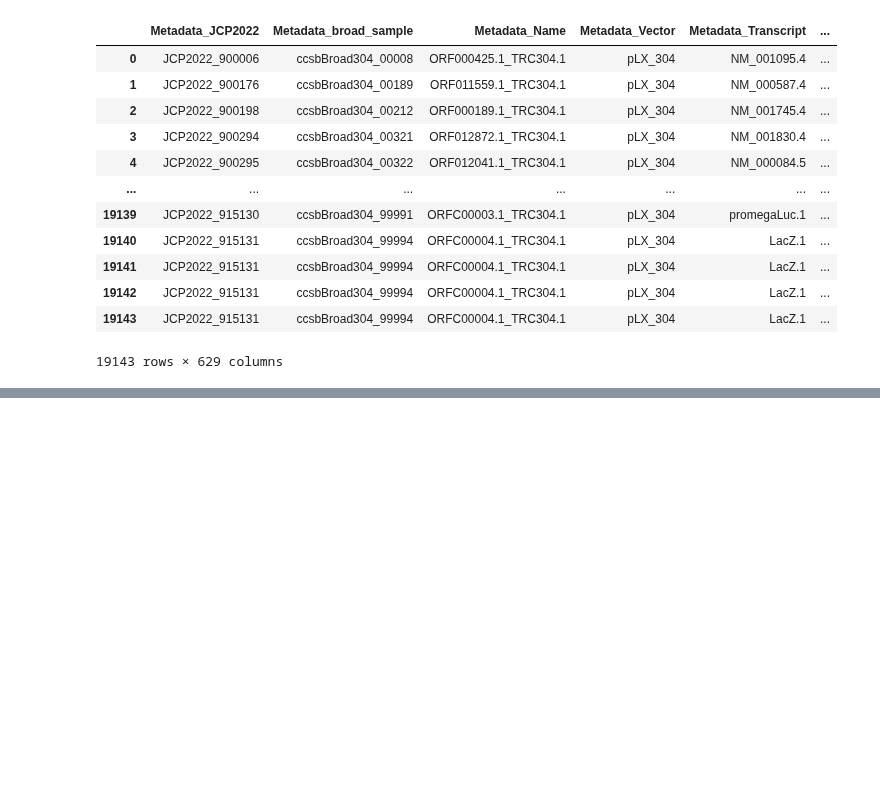
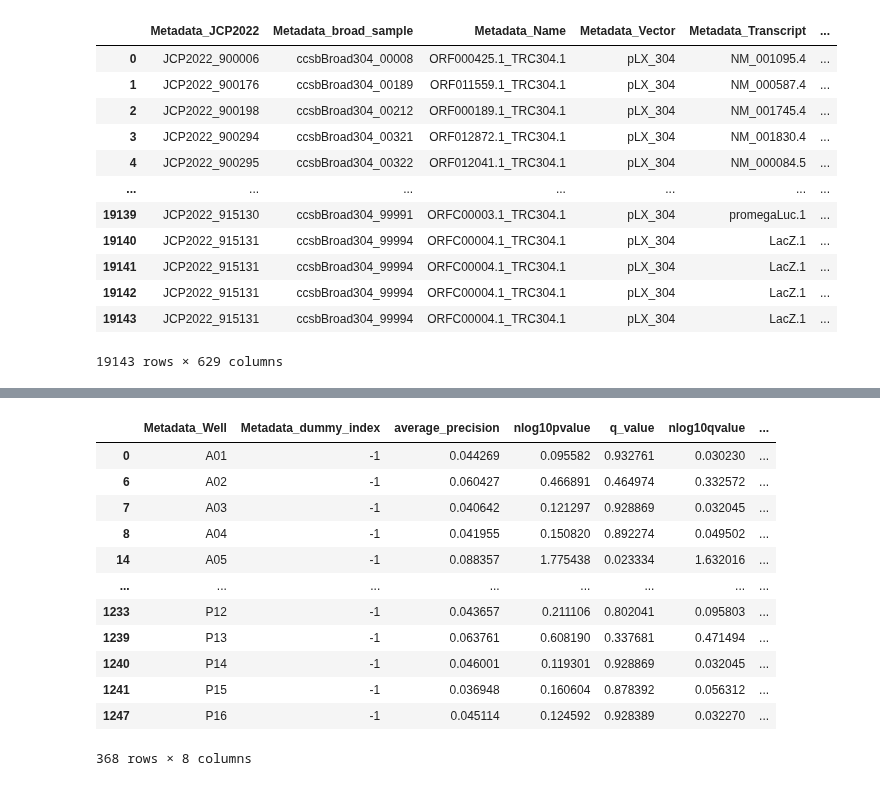
Before and after one commit to broadinstitute/position-effect-correction, a Jupyter notebook: 4.copairs/1_coparis_test.ipynb, the cells around one changed output, grey strips where cells are left out. Saved outputs shown, nothing was run; the diff lists cells and outputs as text; code cells hidden in the pictures; blank space fills up the shorter version.

Commit message:
fix getting feature values; add dummy index for positive pairing

```diff
--- a/4.copairs/1_coparis_test.ipynb
+++ b/4.copairs/1_coparis_test.ipynb
@@ -25,9 +28,12 @@ subset_corrected
 | 19142 | JCP2022_915131 | ccsbBroad304_99994 | ORFC00004.1_TRC304.1 | pLX_304 | LacZ.1 | ... |
 | 19143 | JCP2022_915131 | ccsbBroad304_99994 | ORFC00004.1_TRC304.1 | pLX_304 | LacZ.1 | ... |
 19143 rows × 629 columns
+# %%
+subset_corrected["Metadata_dummy_index"] = subset_corrected.index
+subset_corrected.loc[subset_corrected["Metadata_pert_type"] == "trt", "Metadata_dummy_index"] = -1
 # %%
 metadata = subset_corrected.filter(regex="^Metadata_")
-feature_values = subset_corrected.filter(regex="^(?!Metadata_)").values.shape
+feature_values = subset_corrected.filter(regex="^(?!Metadata_)").values
 # %%
 metadata
 # %% [output]
@@ -47,5 +53,5 @@ metadata
 # %%
-pos_sameby = ["Metadata_Well"]
+pos_sameby = ["Metadata_Well", "Metadata_dummy_index"]
 pos_diffby = ["Metadata_JCP2022"]
 
 neg_sameby = ["Metadata_Vector"]
@@ -60,6 +66,7 @@ result = run_pipeline(
     pos_diffby,
     neg_sameby,
     neg_diffby,
-    null_size
+    null_size,
+    batch_size=100000
 )
 # %% [output]
@@ -71,0 +99,16 @@ agg_result
+# %%
+agg_result[agg_result.Metadata_dummy_index=="-1"]
+# %% [output]
+|  | Metadata_Well | Metadata_dummy_index | average_precision | nlog10pvalue | q_value | nlog10qvalue | ... |
+| 0 | A01 | -1 | 0.044269 | 0.095582 | 0.932761 | 0.030230 | ... |
+| 6 | A02 | -1 | 0.060427 | 0.466891 | 0.464974 | 0.332572 | ... |
+| 7 | A03 | -1 | 0.040642 | 0.121297 | 0.928869 | 0.032045 | ... |
+| 8 | A04 | -1 | 0.041955 | 0.150820 | 0.892274 | 0.049502 | ... |
+| 14 | A05 | -1 | 0.088357 | 1.775438 | 0.023334 | 1.632016 | ... |
+| ... | ... | ... | ... | ... | ... | ... | ... |
+| 1233 | P12 | -1 | 0.043657 | 0.211106 | 0.802041 | 0.095803 | ... |
+| 1239 | P13 | -1 | 0.063761 | 0.608190 | 0.337681 | 0.471494 | ... |
+| 1240 | P14 | -1 | 0.046001 | 0.119301 | 0.928869 | 0.032045 | ... |
+| 1241 | P15 | -1 | 0.036948 | 0.160604 | 0.878392 | 0.056312 | ... |
+| 1247 | P16 | -1 | 0.045114 | 0.124592 | 0.928389 | 0.032270 | ... |
+368 rows × 8 columns
```
Also changed, not shown: parts of 6 cells of this notebook.
